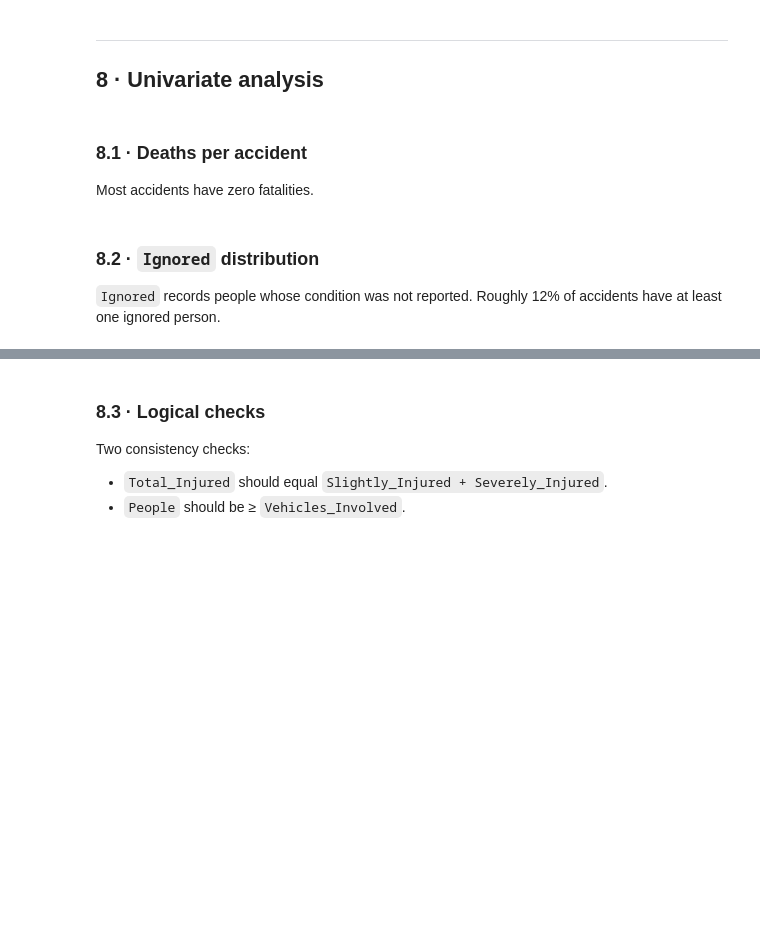
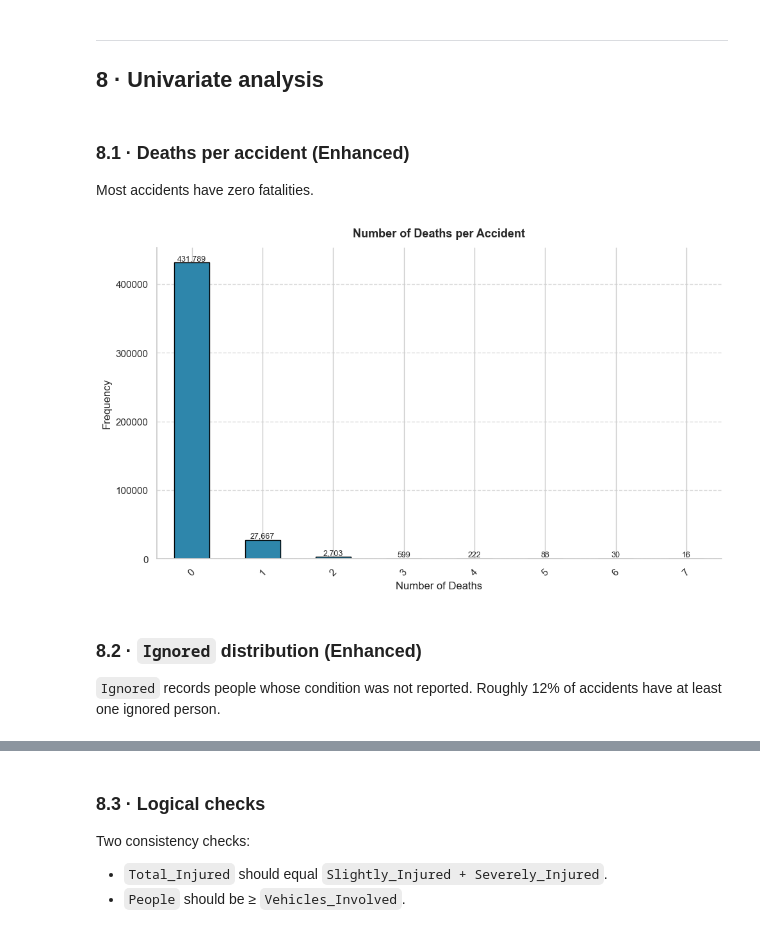
Before and after one commit to Aang1214/Dissertation, a Jupyter notebook: PollishedEDA.ipynb, the cells around one changed output, grey strips where cells are left out. Drawn from its saved outputs; the diff is of its cells as text; code cells hidden in the pictures; blank space fills up the shorter version.

```diff
--- a/PollishedEDA.ipynb
+++ b/PollishedEDA.ipynb
@@ -43,0 +174,14 @@ Three columns hold all of the missingness. Each gets a treatment that fits its m
+# %%
+# 1) Drop rows missing Regional (very few)
+df = df.dropna(subset=['Regional'])
+
+# 2) Police_Station — fill with placeholder
+df['Police_Station'] = df['Police_Station'].fillna('UNKNOWN')
+
+# 3) Road_ID / Road_Km — flag + sentinel fill
+df['Missing_Road_Data'] = df['Road_ID'].isna()
+df['Road_ID']  = df['Road_ID'].fillna('NO_ROAD')
+df['Road_Km']  = df['Road_Km'].fillna(-1)
+
+remaining = df.isnull().sum().sum()
+print(f"Remaining nulls: {remaining}")
@@ -46,3 +192,13 @@ Three columns hold all of the missingness. Each gets a treatment that fits its m
 ## 6 · Duplicate rows
 
 Per supervisor feedback, exact duplicates will be dropped.
+# %%
+dups = df.duplicated().sum()
+print(f"Exact duplicate rows: {dups}")
+
+if dups:
+    display(df[df.duplicated(keep=False)])
+
+before = len(df)
+df = df.drop_duplicates().reset_index(drop=True)
+print(f"\nDropped {before - len(df)} rows  =>  {len(df):,} remaining")
@@ -53,10 +241,33 @@ Per supervisor feedback, exact duplicates will be dropped.
 ---
 ## 8 · Univariate analysis
 # %% [markdown]
-### 8.1 · Deaths per accident
+### 8.1 · Deaths per accident (Enhanced)
 
 Most accidents have zero fatalities.
+# %%
+# Plot
+plt.figure(figsize=(10, 6))
+deaths_top = df['Deaths'].value_counts().sort_index().head(8)
+bars = deaths_top.plot(kind='bar', color=PALETTE['primary'], edgecolor='black')
+
+# Labels and title
+plt.xlabel('Number of Deaths')
+plt.ylabel('Frequency')
+plt.title('Number of Deaths per Accident')
+plt.xticks(rotation=45)
+plt.grid(axis='y', linestyle='--', alpha=0.7)
+
+# Add value labels on top of bars
+for i, (bar, v) in enumerate(zip(bars.patches, deaths_top.values)):
+    plt.text(bar.get_x() + bar.get_width()/2, v + 0.5, f'{v:,}',
+             ha='center', va='bottom', fontsize=9)
+
+# Show the plot
+plt.tight_layout()
+plt.show()
+# %% [output]
+[figure, added]
 # %% [markdown]
-### 8.2 · `Ignored` distribution
+### 8.2 · `Ignored` distribution (Enhanced)
 
 `Ignored` records people whose condition was not reported. Roughly 12% of accidents have at least one ignored person.
```
Also changed, not shown: parts of 17 cells of this notebook.
